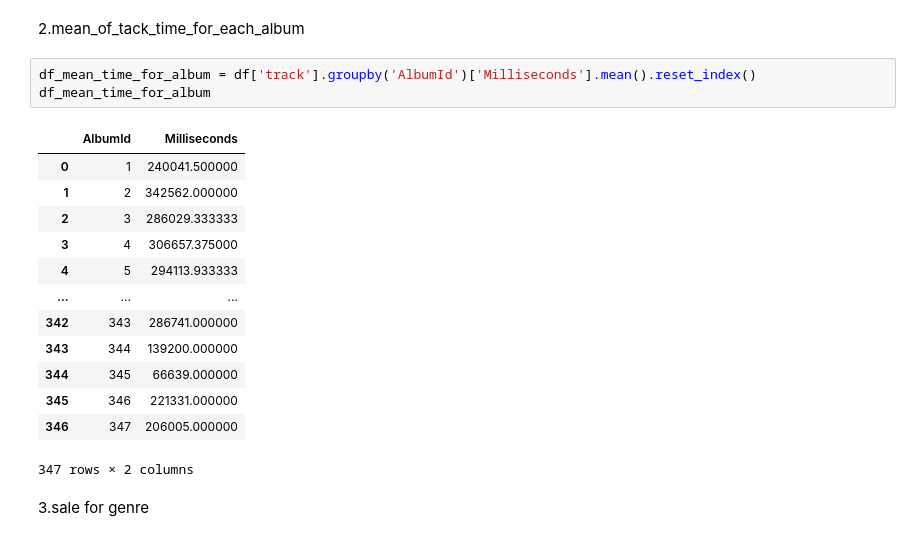
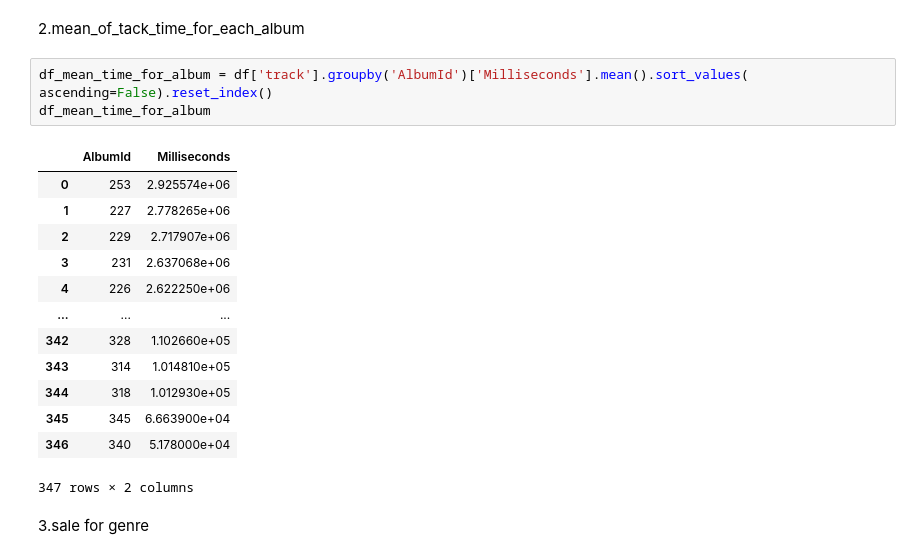
Before and after one commit to Mostafa2rz1/Chinook, a Jupyter notebook: 2.EDA/EDA.ipynb, the cells around one changed output. Drawn from its saved outputs; the diff is of its cells as text.

```diff
--- a/2.EDA/EDA.ipynb
+++ b/2.EDA/EDA.ipynb
@@ -520,21 +522,21 @@ df_tarck_with_sale
 # %% [markdown]
 2.mean_of_tack_time_for_each_album
 # %%
-df_mean_time_for_album = df['track'].groupby('AlbumId')['Milliseconds'].mean().reset_index()
+df_mean_time_for_album = df['track'].groupby('AlbumId')['Milliseconds'].mean().sort_values( ascending=False).reset_index()
 df_mean_time_for_album
 # %% [output]
 |  | AlbumId | Milliseconds |
-| 0 | 1 | 240041.500000 |
-| 1 | 2 | 342562.000000 |
-| 2 | 3 | 286029.333333 |
-| 3 | 4 | 306657.375000 |
-| 4 | 5 | 294113.933333 |
+| 0 | 253 | 2.925574e+06 |
+| 1 | 227 | 2.778265e+06 |
+| 2 | 229 | 2.717907e+06 |
+| 3 | 231 | 2.637068e+06 |
+| 4 | 226 | 2.622250e+06 |
 | ... | ... | ... |
-| 342 | 343 | 286741.000000 |
-| 343 | 344 | 139200.000000 |
-| 344 | 345 | 66639.000000 |
-| 345 | 346 | 221331.000000 |
-| 346 | 347 | 206005.000000 |
+| 342 | 328 | 1.102660e+05 |
+| 343 | 314 | 1.014810e+05 |
+| 344 | 318 | 1.012930e+05 |
+| 345 | 345 | 6.663900e+04 |
+| 346 | 340 | 5.178000e+04 |
 347 rows × 2 columns
 # %% [markdown]
 3.sale for genre
```
Also changed, not shown: parts of 13 cells of this notebook.
